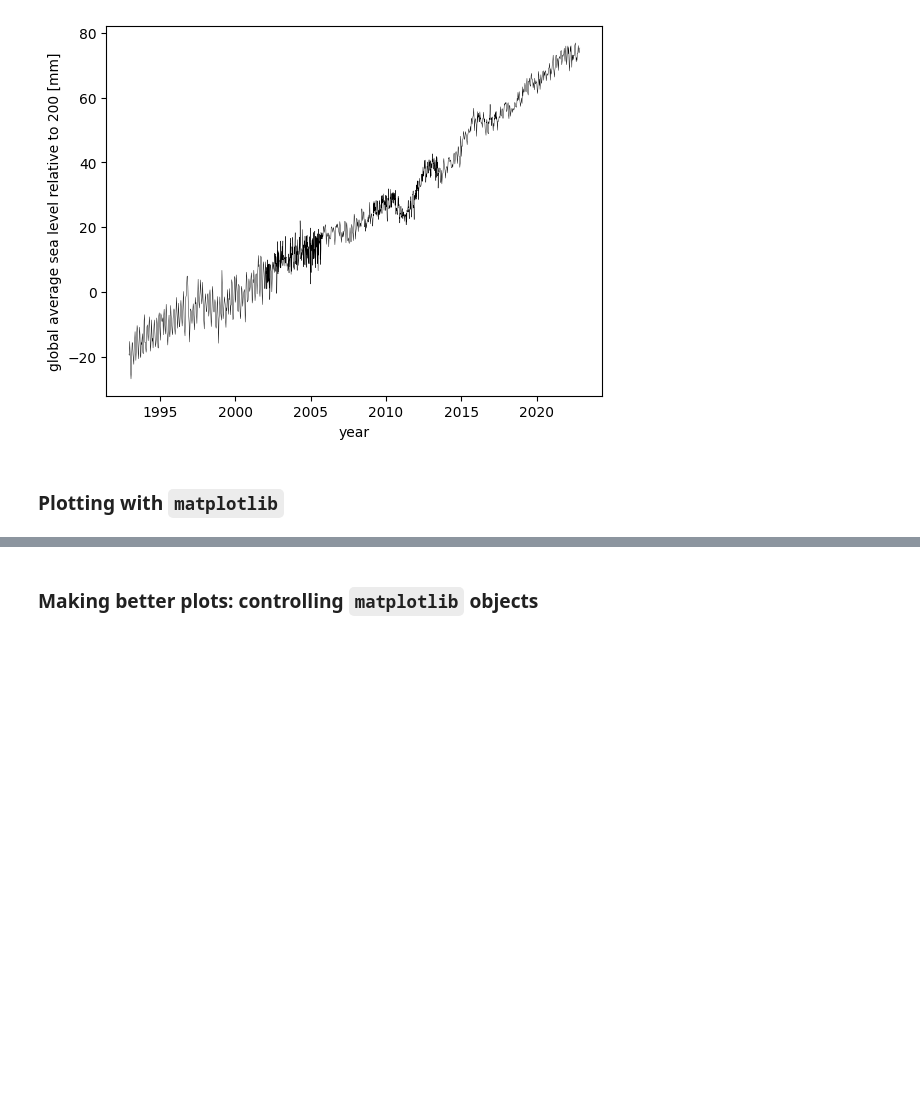
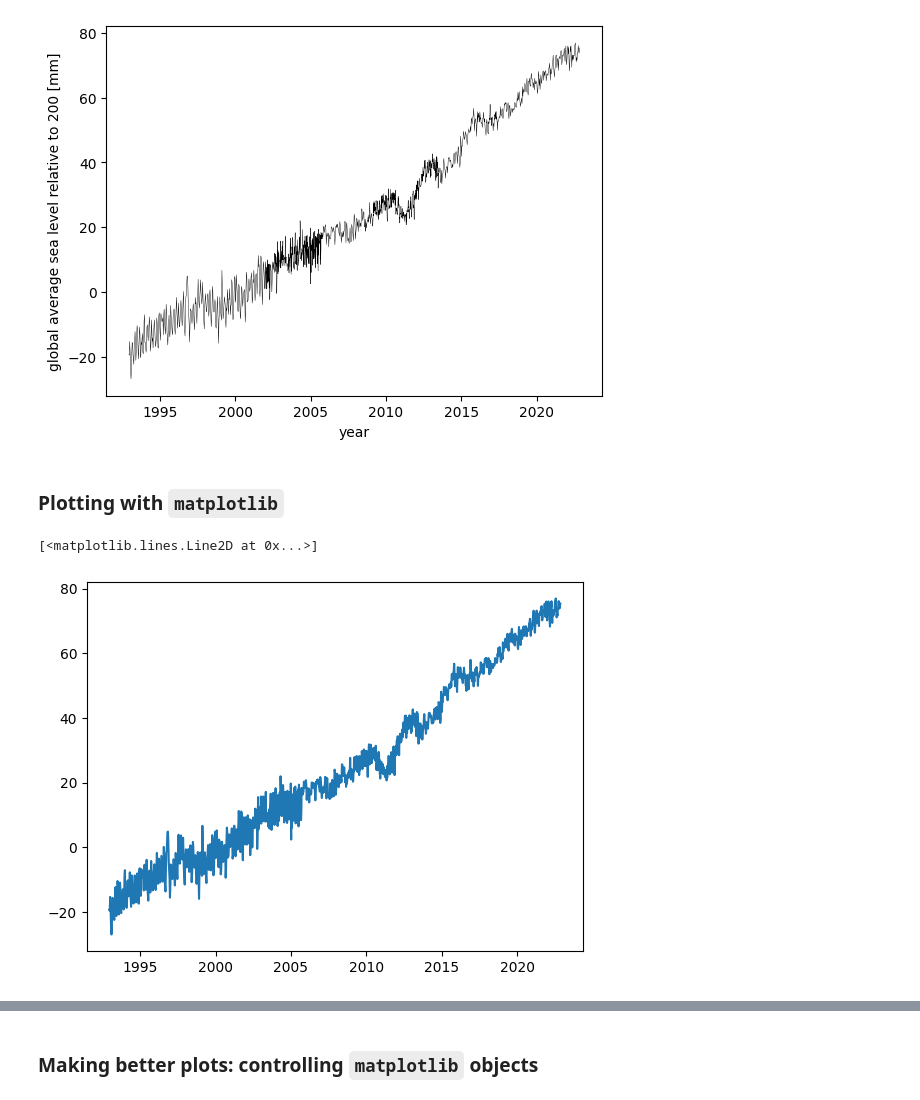
Before and after one commit to ReidelVichot/DSTEP23, a Jupyter notebook: week2/dstep23_matplotlib_intro1.ipynb, the cells around one changed output, grey strips where cells are left out. Drawn from its saved outputs; the diff is of its cells as text; code cells hidden in the pictures; blank space fills up the shorter version.

```diff
--- a/week2/dstep23_matplotlib_intro1.ipynb
+++ b/week2/dstep23_matplotlib_intro1.ipynb
@@ -36,3 +38,8 @@ noaa.plot("year", "minlev", ylabel="global average sea level relative to 200 [mm
 noaa.plot?
 # %% [markdown]
 ### **Plotting with `matplotlib`**
+# %%
+plt.plot(noaa["year"], noaa["minlev"])
+# %% [output]
+[<matplotlib.lines.Line2D at 0x...>]
+[figure, added]
```
Also changed, not shown: parts of 6 cells of this notebook.
